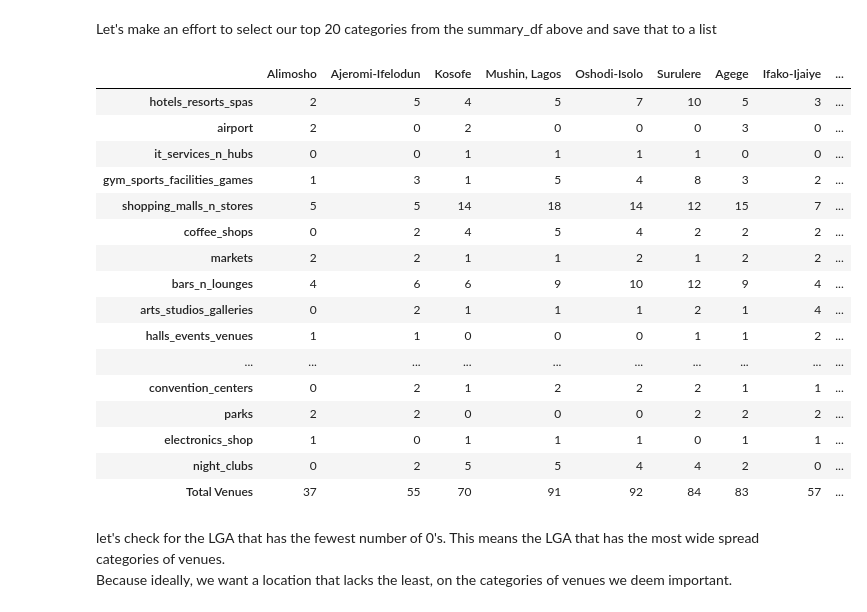
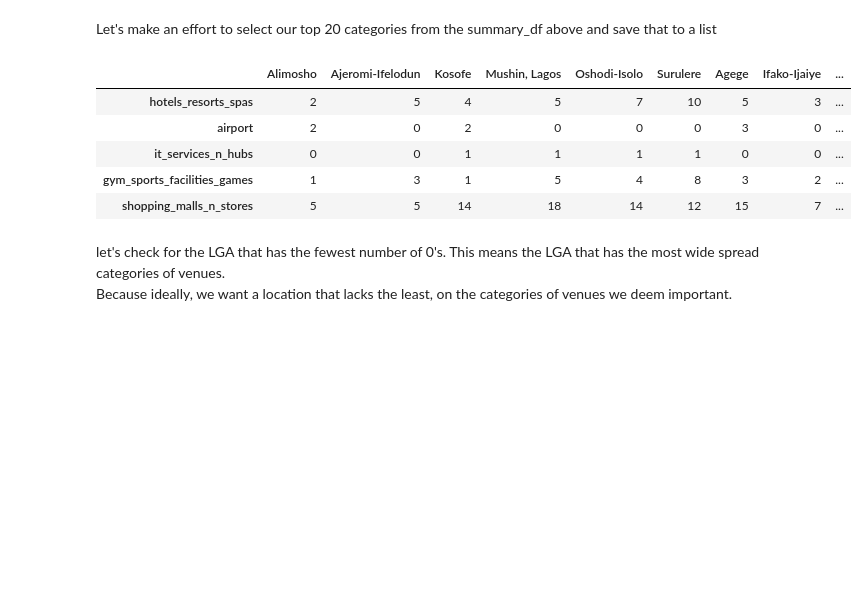
Before and after one commit to Lawrence-Krukrubo/IBM_Data_Specialization_Capstone_Project, a Jupyter notebook: applied_data_science_capstone_project.ipynb, the cells around one changed output. Cells and saved outputs as stored; diff of their text form; code cells hidden in the pictures; blank space fills up the shorter version.

```diff
--- a/applied_data_science_capstone_project.ipynb
+++ b/applied_data_science_capstone_project.ipynb
@@ -924,25 +924,14 @@ top_criteria_df = summary_df.loc[top_criteria,]
 
 top_criteria_df.loc['Total Venues'] = top_criteria_df.sum()
 # %%
-top_criteria_df
+top_criteria_df.head()
 # %% [output]
 |  | Alimosho | Ajeromi-Ifelodun | Kosofe | Mushin, Lagos | Oshodi-Isolo | Surulere | Agege | Ifako-Ijaiye | ... |
 | hotels_resorts_spas | 2 | 5 | 4 | 5 | 7 | 10 | 5 | 3 | ... |
 | airport | 2 | 0 | 2 | 0 | 0 | 0 | 3 | 0 | ... |
 | it_services_n_hubs | 0 | 0 | 1 | 1 | 1 | 1 | 0 | 0 | ... |
 | gym_sports_facilities_games | 1 | 3 | 1 | 5 | 4 | 8 | 3 | 2 | ... |
 | shopping_malls_n_stores | 5 | 5 | 14 | 18 | 14 | 12 | 15 | 7 | ... |
-| coffee_shops | 0 | 2 | 4 | 5 | 4 | 2 | 2 | 2 | ... |
-| markets | 2 | 2 | 1 | 1 | 2 | 1 | 2 | 2 | ... |
-| bars_n_lounges | 4 | 6 | 6 | 9 | 10 | 12 | 9 | 4 | ... |
-| arts_studios_galleries | 0 | 2 | 1 | 1 | 1 | 2 | 1 | 4 | ... |
-| halls_events_venues | 1 | 1 | 0 | 0 | 0 | 1 | 1 | 2 | ... |
-| ... | ... | ... | ... | ... | ... | ... | ... | ... | ... |
-| convention_centers | 0 | 2 | 1 | 2 | 2 | 2 | 1 | 1 | ... |
-| parks | 2 | 2 | 0 | 0 | 0 | 2 | 2 | 2 | ... |
-| electronics_shop | 1 | 0 | 1 | 1 | 1 | 0 | 1 | 1 | ... |
-| night_clubs | 0 | 2 | 5 | 5 | 4 | 4 | 2 | 0 | ... |
-| Total Venues | 37 | 55 | 70 | 91 | 92 | 84 | 83 | 57 | ... |
 # %% [markdown]
 let's check for the LGA that has the fewest number of 0's. This means the LGA that has the most wide spread categories of venues.<br>
 Because ideally, we want a location that lacks the least, on the categories of venues we deem important.
```
Also changed, not shown: parts of 12 cells of this notebook.
